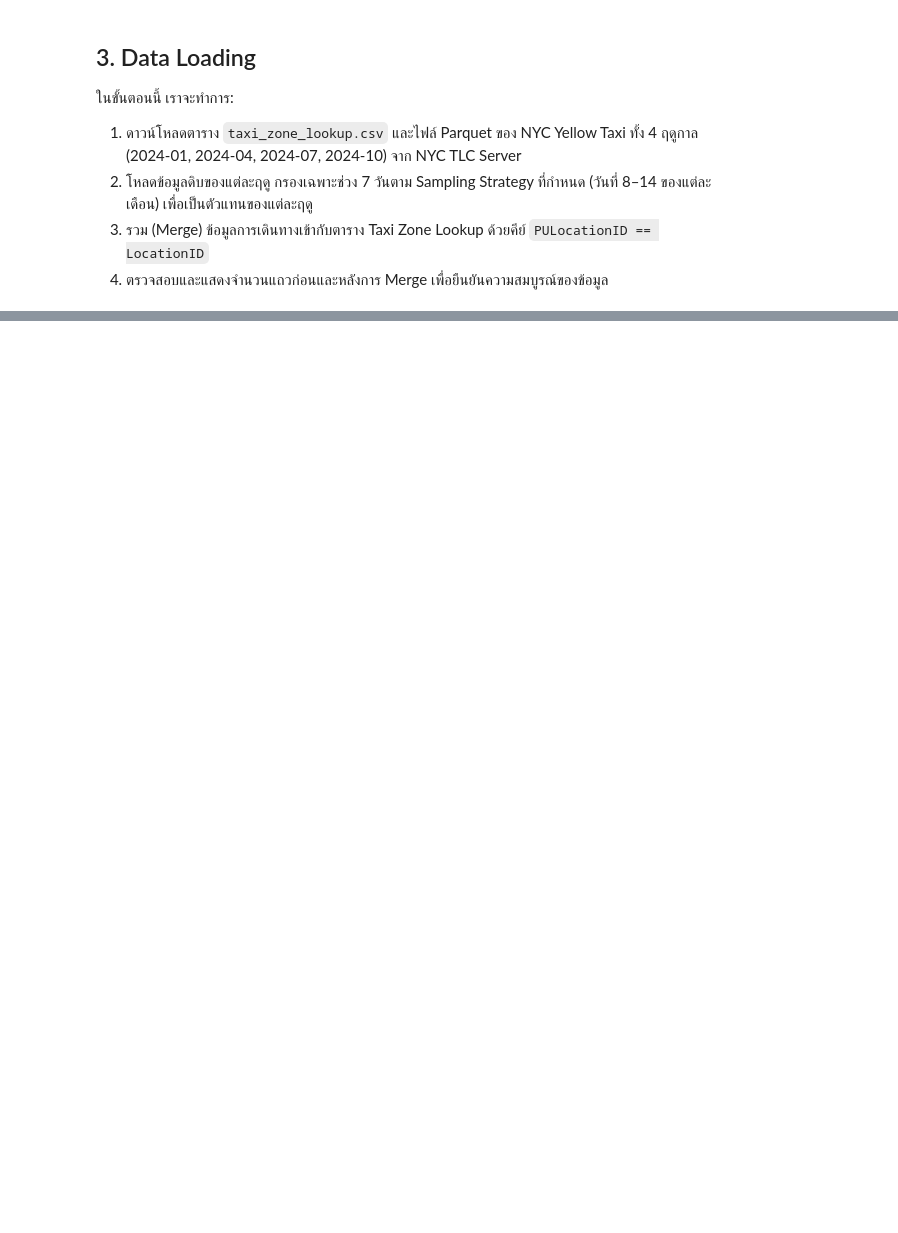
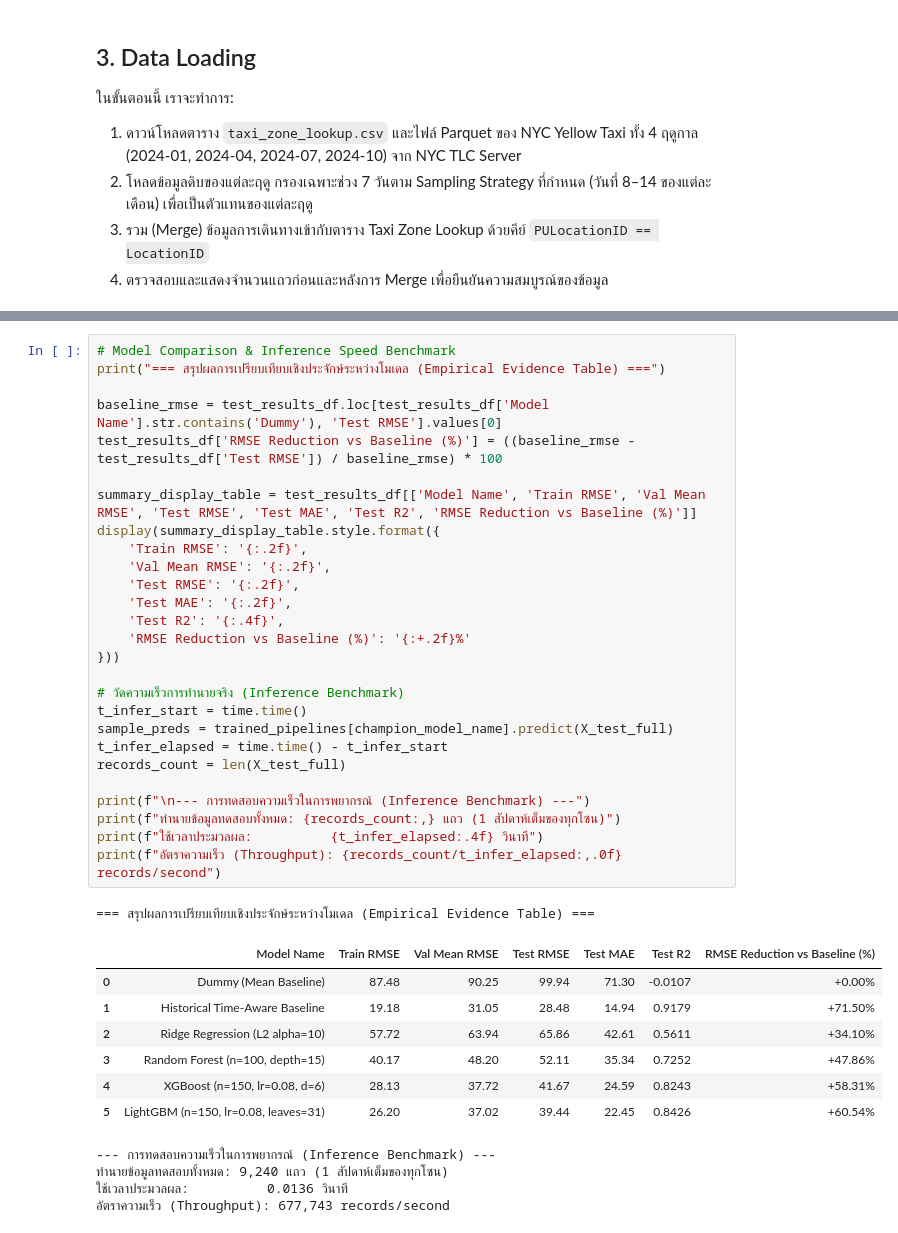
Before and after one commit to Thanaphon-673020253-2/proj2bigdata, a Jupyter notebook: MiniProject_Part2_BigData_ML.ipynb, the cells around one changed output, grey strips where cells are left out. Saved outputs shown, nothing was run; the diff lists cells and outputs as text; blank space fills up the shorter version.

```diff
--- a/MiniProject_Part2_BigData_ML.ipynb
+++ b/MiniProject_Part2_BigData_ML.ipynb
@@ -987,0 +1024,40 @@ Inference Speed Test: ทำนายข้อมูล 8,393 แถว (1 ส
+# %%
+# Model Comparison & Inference Speed Benchmark
+print("=== สรุปผลการเปรียบเทียบเชิงประจักษ์ระหว่างโมเดล (Empirical Evidence Table) ===")
+
+baseline_rmse = test_results_df.loc[test_results_df['Model Name'].str.contains('Dummy'), 'Test RMSE'].values[0]
+test_results_df['RMSE Reduction vs Baseline (%)'] = ((baseline_rmse - test_results_df['Test RMSE']) / baseline_rmse) * 100
+
+summary_display_table = test_results_df[['Model Name', 'Train RMSE', 'Val Mean RMSE', 'Test RMSE', 'Test MAE', 'Test R2', 'RMSE Reduction vs Baseline (%)']]
+display(summary_display_table.style.format({
+    'Train RMSE': '{:.2f}',
+    'Val Mean RMSE': '{:.2f}',
+    'Test RMSE': '{:.2f}',
+    'Test MAE': '{:.2f}',
+    'Test R2': '{:.4f}',
+    'RMSE Reduction vs Baseline (%)': '{:+.2f}%'
+}))
+
+# วัดความเร็วการทำนายจริง (Inference Benchmark)
+t_infer_start = time.time()
+sample_preds = trained_pipelines[champion_model_name].predict(X_test_full)
+t_infer_elapsed = time.time() - t_infer_start
+records_count = len(X_test_full)
+
+print(f"\n--- การทดสอบความเร็วในการพยากรณ์ (Inference Benchmark) ---")
+print(f"ทำนายข้อมูลทดสอบทั้งหมด: {records_count:,} แถว (1 สัปดาห์เต็มของทุกโซน)")
+print(f"ใช้เวลาประมวลผล:          {t_infer_elapsed:.4f} วินาที")
+print(f"อัตราความเร็ว (Throughput): {records_count/t_infer_elapsed:,.0f} records/second")
+# %% [output]
+=== สรุปผลการเปรียบเทียบเชิงประจักษ์ระหว่างโมเดล (Empirical Evidence Table) ===
+|  | Model Name | Train RMSE | Val Mean RMSE | Test RMSE | Test MAE | Test R2 | RMSE Reduction vs Baseline (%) |
+| 0 | Dummy (Mean Baseline) | 87.48 | 90.25 | 99.94 | 71.30 | -0.0107 | +0.00% |
+| 1 | Historical Time-Aware Baseline | 19.18 | 31.05 | 28.48 | 14.94 | 0.9179 | +71.50% |
+| 2 | Ridge Regression (L2 alpha=10) | 57.72 | 63.94 | 65.86 | 42.61 | 0.5611 | +34.10% |
+| 3 | Random Forest (n=100, depth=15) | 40.17 | 48.20 | 52.11 | 35.34 | 0.7252 | +47.86% |
+| 4 | XGBoost (n=150, lr=0.08, d=6) | 28.13 | 37.72 | 41.67 | 24.59 | 0.8243 | +58.31% |
+| 5 | LightGBM (n=150, lr=0.08, leaves=31) | 26.20 | 37.02 | 39.44 | 22.45 | 0.8426 | +60.54% |
+--- การทดสอบความเร็วในการพยากรณ์ (Inference Benchmark) ---
+ทำนายข้อมูลทดสอบทั้งหมด: 9,240 แถว (1 สัปดาห์เต็มของทุกโซน)
+ใช้เวลาประมวลผล:          0.0136 วินาที
+อัตราความเร็ว (Throughput): 677,743 records/second
```
Also changed, not shown: parts of 49 cells of this notebook, 4 other files.
